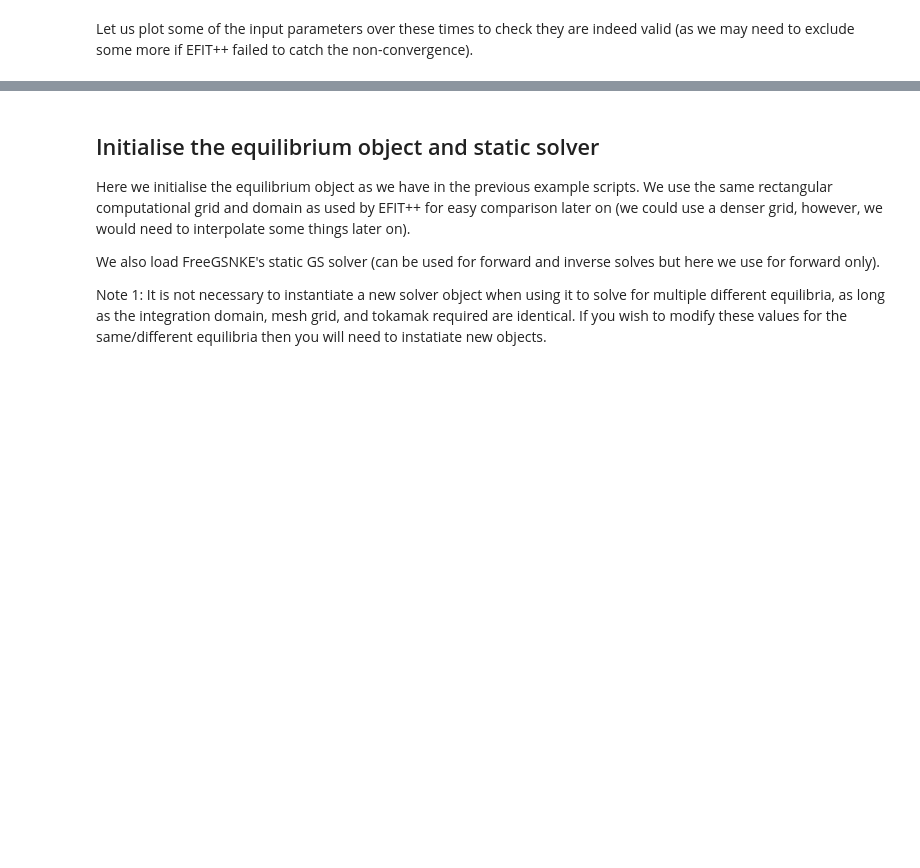
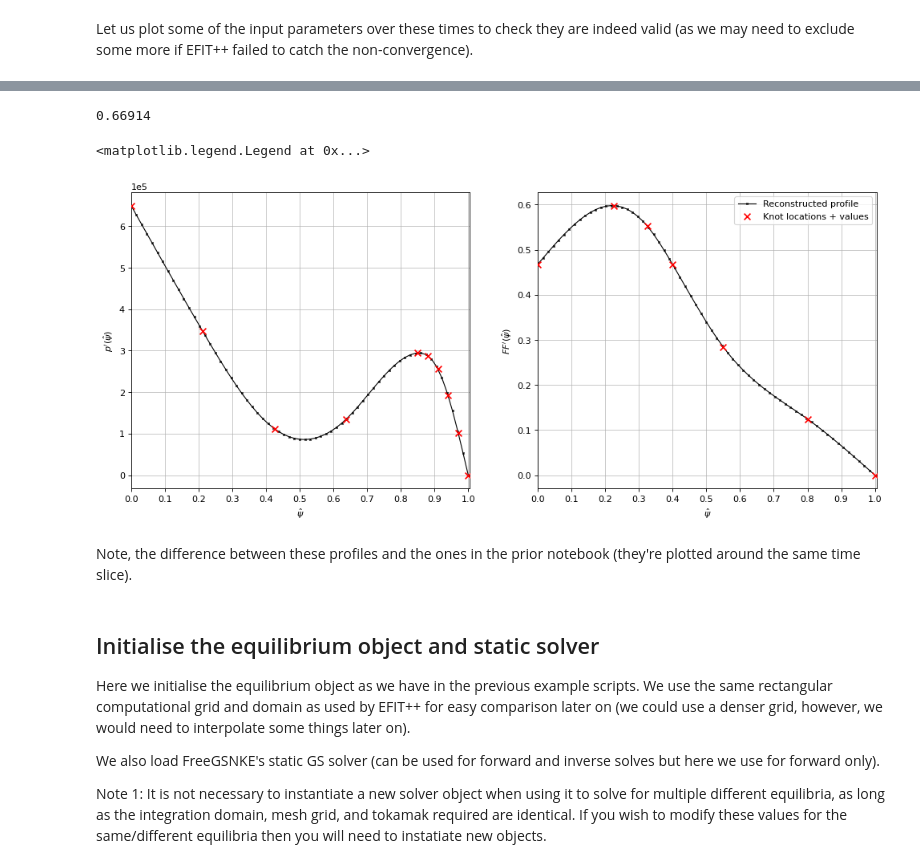
Before and after one commit to FusionComputingLab/freegsnke, a Jupyter notebook: examples/example_3b - simulate_mastu_shot.ipynb, the cells around one changed output, grey strips where cells are left out. Drawn from its saved outputs; the diff is of its cells as text; code cells hidden in the pictures; blank space fills up the shorter version.

```diff
--- a/examples/example_3b - simulate_mastu_shot.ipynb
+++ b/examples/example_3b - simulate_mastu_shot.ipynb
@@ -197 +191,17 @@ ffp_zn = beta[1::2]
+# %%
+index = time_indices[94]
+times[index]
+# %% [output]
+0.66914
+# %%
+psi_n = np.linspace(0,1,65)                       # normalised flux from values 0 (at magnetic axis) to 1 (at plasma boundary)
+pp_knot_points = pp_knots[index,:]                # select the knot points from the relevant time slice
+ffp_knot_points = ffp_knots[index,:]              # same
+pp_knot_values = pp_values[index,:]               # select the values at the knot points from the relevant time slice
+ffp_knot_values = ffp_values[index,:]             # same
+pp_knot_values_2nd = pp_values_2nd[index,:]       # select the values of the second derivative at the knot points from the relevant time slice
+ffp_knot_values_2nd = ffp_values_2nd[index,:]     # same
+
+pp_tension_val = pp_tension[index]                     # select the tension value the relevant time slice
+ffp_tension_val = ffp_tension[index]                  # same
 # %%
@@ -240,3 +239,32 @@ Note again that these can be plotted using the profile object once it's been ini
+# %%
+# call the function and plot
+
+pprime = tension_spline(psi_n, pp_knot_points, pp_knot_values, pp_knot_values_2nd, pp_tension_val)
+ffprime = tension_spline(psi_n, ffp_knot_points, ffp_knot_values, ffp_knot_values_2nd, ffp_tension_val)
+
+fig1, (ax1, ax2) = plt.subplots(1, 2, figsize=(15,6), dpi=80)
+ax1.grid(zorder=0, alpha=0.75)
+ax1.plot(psi_n, pprime, color='k', linewidth=1, marker='x', markersize=2, zorder=10, label="Reconstructed profile")
+ax1.scatter(pp_knot_points, pp_knot_values, color='r', marker='x', s=50, zorder=12, label="Knot locations + values")
+ax1.set_xlabel(r'$\hat{\psi}$')
+ax1.set_ylabel(r"$p'(\hat{\psi})$")
+ax1.set_xticks(np.arange(0, 1.05, 0.1))
+ax1.set_xlim(0, 1 + 0.005)
+ax1.ticklabel_format(axis='y', scilimits=(0,0))
+
+ax2.grid(zorder=0, alpha=0.75)
+ax2.plot(psi_n, ffprime, color='k', linewidth=1, marker='x', markersize=2, zorder=10, label="Reconstructed profile")
+ax2.scatter(ffp_knot_points, ffp_knot_values, color='r', marker='x', s=50, zorder=12, label="Knot locations + values")
+ax2.set_xlabel(r'$\hat{\psi}$')
+ax2.set_ylabel(r"$FF'(\hat{\psi})$")
+ax2.set_xticks(np.arange(0, 1.05, 0.1))
+ax2.set_xlim(0, 1 + 0.005)
+ax2.legend(loc="upper right")
+# %% [output]
+<matplotlib.legend.Legend at 0x...>
+[figure, added]
+# %% [markdown]
+Note, the difference between these profiles and the ones in the prior notebook (they're plotted around the same time slice).
 # %% [markdown]
 ## Initialise the equilibrium object and static solver
 Here we initialise the equilibrium object as we have in the previous example scripts. We use the same rectangular computational grid and domain as used by EFIT++ for easy comparison later on (we could use a denser grid, however, we would need to interpolate some things later on).
```
Also changed, not shown: parts of 19 cells of this notebook, 2 other files.
